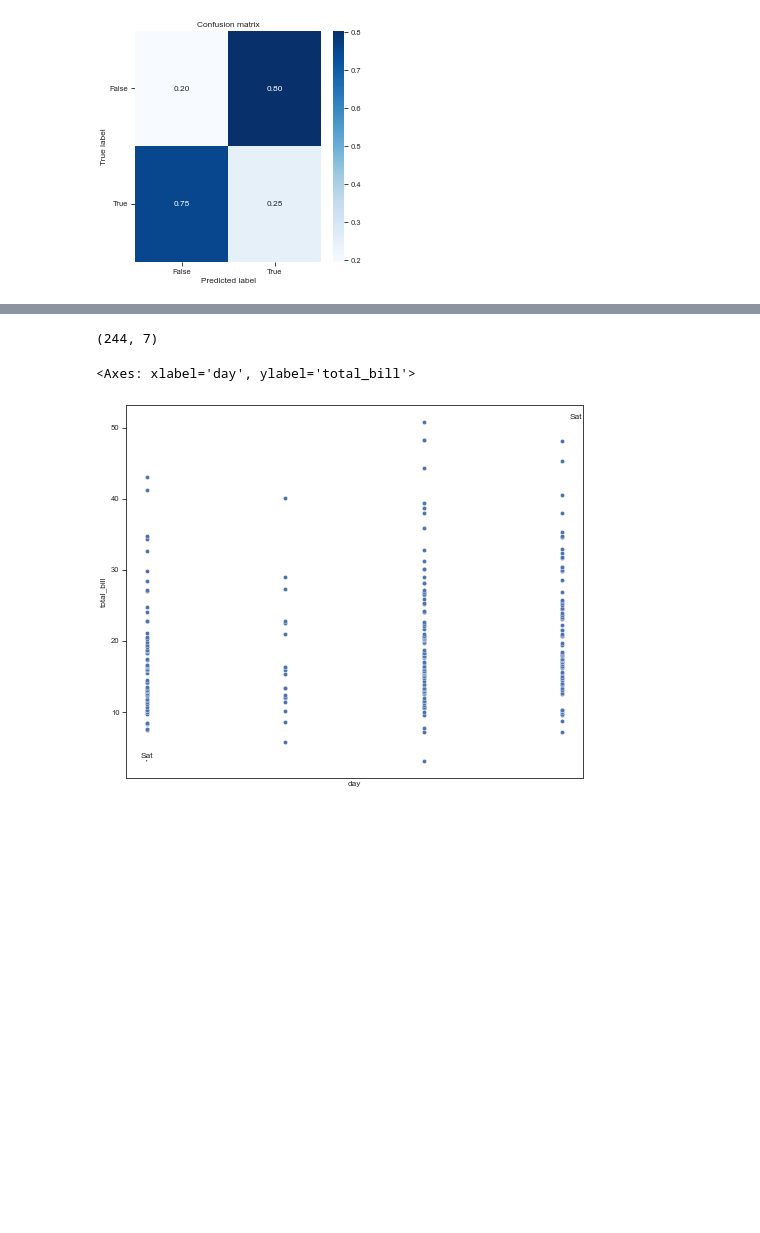
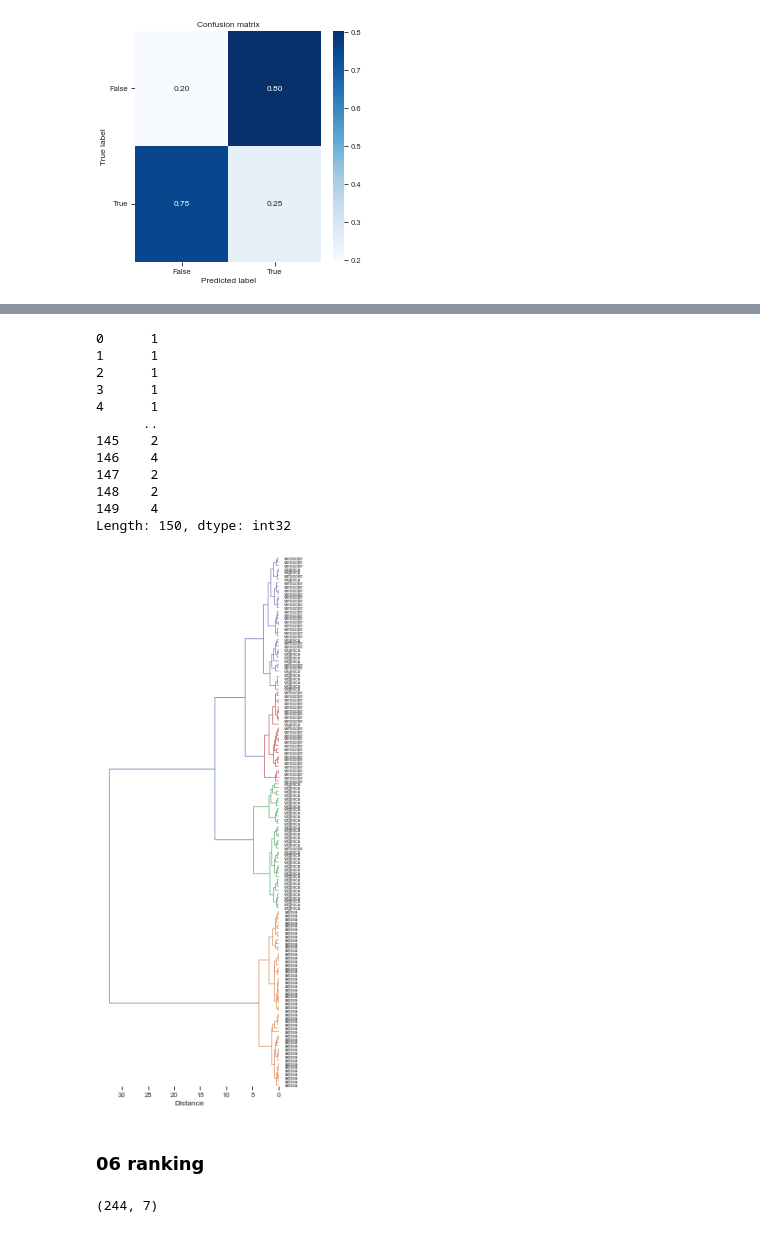
Before and after one commit to sky1ove/kplot, a Jupyter notebook: nbs/index.ipynb, the cells around one changed output, grey strips where cells are left out. Cells and saved outputs as stored; diff of their text form; code cells hidden in the pictures; blank space fills up the shorter version.

Commit message:
add hierarchical clustering

```diff
--- a/nbs/index.ipynb
+++ b/nbs/index.ipynb
@@ -260 +300,20 @@ Normalized confusion matrix
+# %%
+# Get flat cluster assignments from hierarchical clustering linkage matrix `Z`.
+get_hcluster(df,labels=df0['species'].tolist(),thr=5,dense=10)
+# %% [output]
+0      1
+1      1
+2      1
+3      1
+4      1
+      ..
+145    2
+146    4
+147    2
+148    2
+149    4
+Length: 150, dtype: int32
+[figure, added]
+# %% [markdown]
+### 06 ranking
 # %%
@@ -269,7 +328,5 @@ df.shape
 (244, 7)
 # %%
 # Plot a ranked scatter and annotate the highest and lowest entries.
-plot_rank(df, x='day', y='total_bill', n_hi=1, n_lo=1)
+sort_df=df.sort_values('total_bill').copy()
+sort_df['id'] = sort_df.index.astype(str)
-# %% [output]
-<Axes: xlabel='day', ylabel='total_bill'>
-[figure, removed]
```
Also changed, not shown: parts of 17 cells of this notebook, 19 other files.
